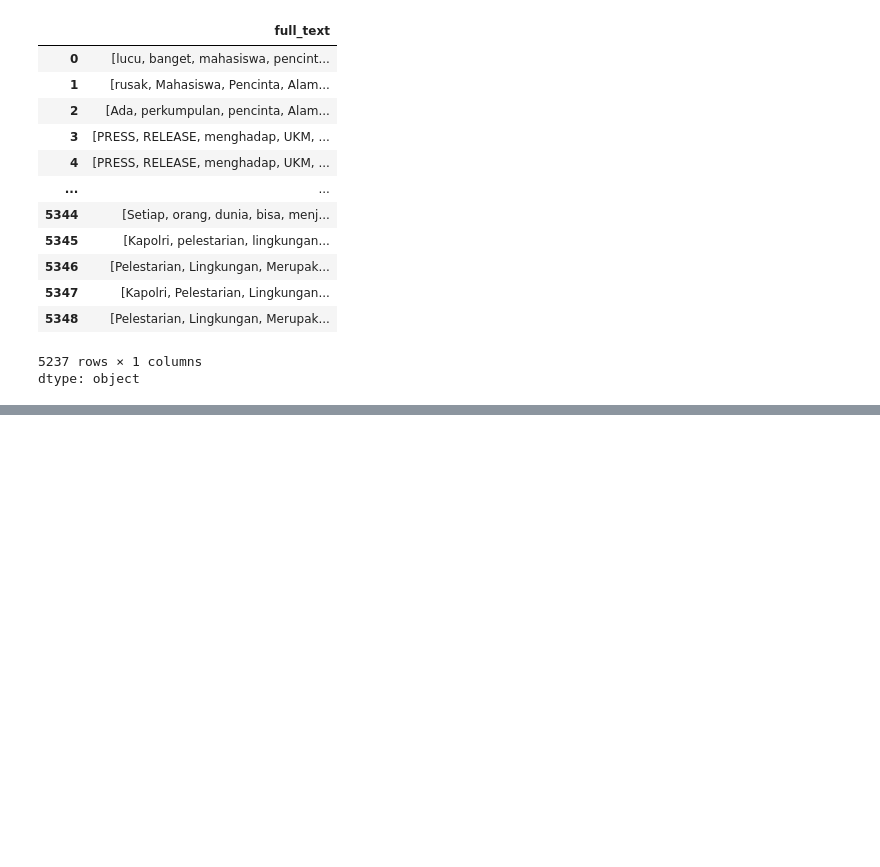
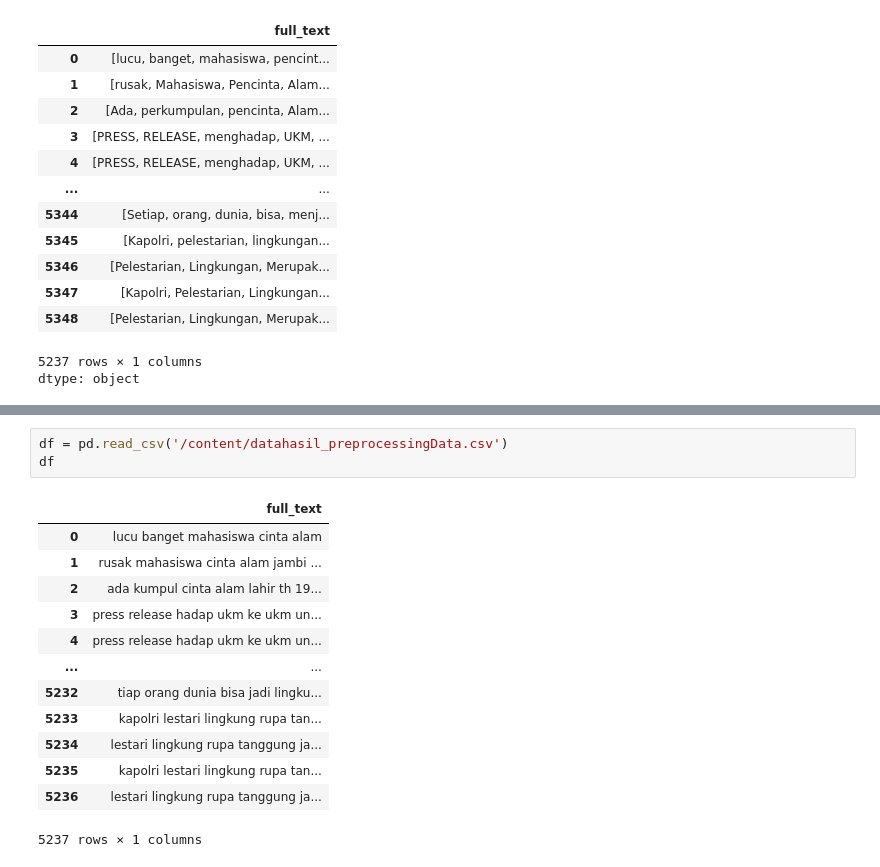
Before and after one commit to tiara070403/skripsi, a Jupyter notebook: preprocessing_data.ipynb, the cells around one changed output, grey strips where cells are left out. Cells and saved outputs as stored; diff of their text form; blank space fills up the shorter version.

```diff
--- a/preprocessing_data.ipynb
+++ b/preprocessing_data.ipynb
@@ -360,0 +387,17 @@ data_clean.head()
+# %%
+df = pd.read_csv('/content/datahasil_preprocessingData.csv')
+df
+# %% [output]
+|  | full_text |
+| 0 | lucu banget mahasiswa cinta alam |
+| 1 | rusak mahasiswa cinta alam jambi ... |
+| 2 | ada kumpul cinta alam lahir th 19... |
+| 3 | press release hadap ukm ke ukm un... |
+| 4 | press release hadap ukm ke ukm un... |
+| ... | ... |
+| 5232 | tiap orang dunia bisa jadi lingku... |
+| 5233 | kapolri lestari lingkung rupa tan... |
+| 5234 | lestari lingkung rupa tanggung ja... |
+| 5235 | kapolri lestari lingkung rupa tan... |
+| 5236 | lestari lingkung rupa tanggung ja... |
+5237 rows × 1 columns
```
Also changed, not shown: parts of 25 cells of this notebook.
